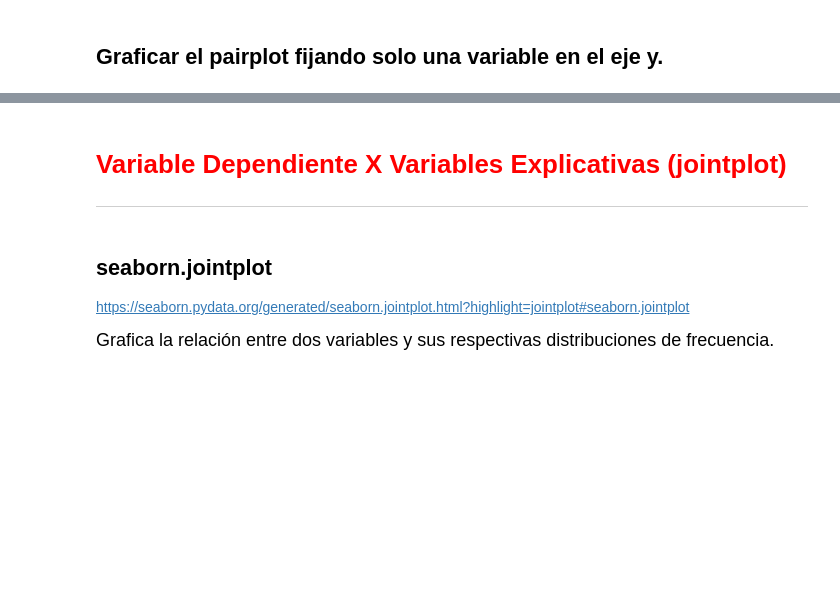
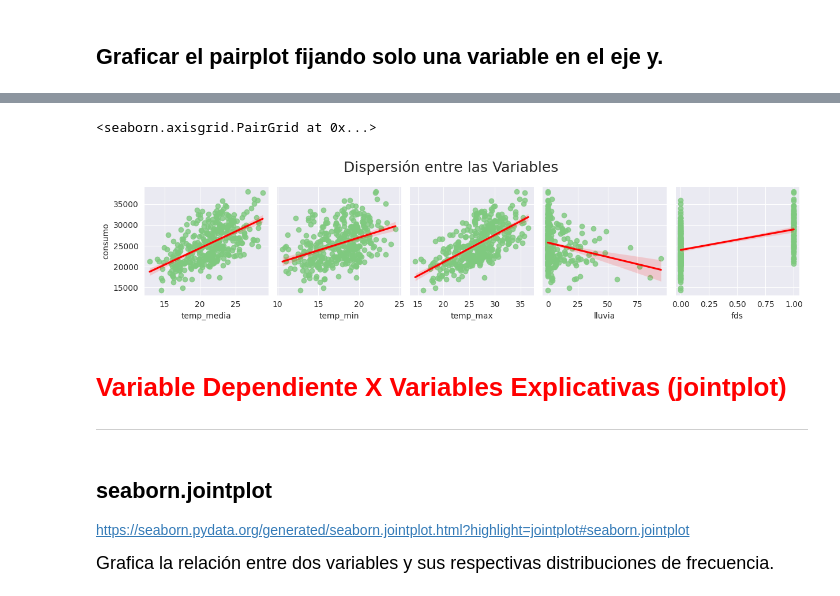
Before and after one commit to LordAguaKate/Practica_DATA_SCIENCE, a Jupyter notebook: Regresión_Lineal.ipynb, the cells around one changed output, grey strips where cells are left out. Drawn from its saved outputs; the diff is of its cells as text; code cells hidden in the pictures; blank space fills up the shorter version.

```diff
--- a/Regresión_Lineal.ipynb
+++ b/Regresión_Lineal.ipynb
@@ -255,3 +276,18 @@ https://seaborn.pydata.org/generated/seaborn.pairplot.html?highlight=pairplot#se
+# %%
+ax = sns.pairplot(
+    datos,
+    kind='reg',
+    plot_kws={'line_kws':{'color':'red'}},
+    y_vars=['consumo'],
+    x_vars=['temp_media', 'temp_min', 'temp_max', 'lluvia', 'fds'],
+    diag_kind=None
+    )
+
+ax.fig.suptitle('Dispersión entre las Variables', fontsize=18, y=1.15)
+ax
+# %% [output]
+<seaborn.axisgrid.PairGrid at 0x...>
+[figure, added]
 # %% [markdown]
 # <font color='red' style='font-size: 30px;'>Variable Dependiente X Variables Explicativas (jointplot)</font>
 <hr style='border: 2px solid red;'>
```
Also changed, not shown: parts of 5 cells of this notebook.
